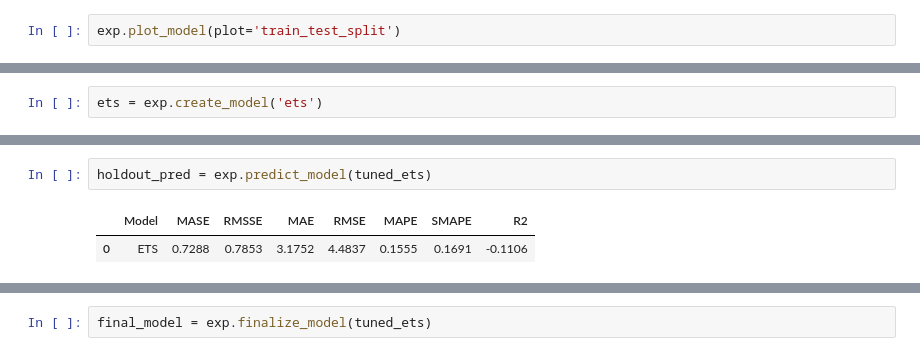
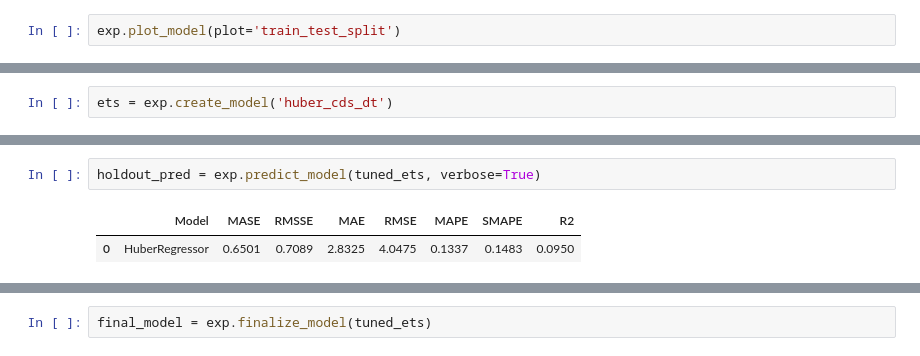
Before and after one commit to NUMNIMx/dash-pm-2.5, a Jupyter notebook: hatyai.ipynb, the cells around one changed output, grey strips where cells are left out. Cells and saved outputs as stored; diff of their text form.

Commit message:
predict per hours

```diff
--- a/hatyai.ipynb
+++ b/hatyai.ipynb
@@ -156,5 +165,5 @@ ThetaForecaster(sp=24)
 # %%
-ets = exp.create_model('ets')
+ets = exp.create_model('huber_cds_dt')
 # %% [output]
 [interactive output not drawn]
 |  | cutoff | MASE | RMSSE | MAE | RMSE | MAPE | SMAPE | R2 |
@@ -196,5 +205,5 @@ Fitting 10 folds for each of 10 candidates, totalling 100 fits
 # %%
-holdout_pred = exp.predict_model(tuned_ets)
+holdout_pred = exp.predict_model(tuned_ets, verbose=True)
 # %% [output]
 |  | Model | MASE | RMSSE | MAE | RMSE | MAPE | SMAPE | R2 |
-| 0 | ETS | 0.7288 | 0.7853 | 3.1752 | 4.4837 | 0.1555 | 0.1691 | -0.1106 |
+| 0 | HuberRegressor | 0.6501 | 0.7089 | 2.8325 | 4.0475 | 0.1337 | 0.1483 | 0.0950 |
```
Also changed, not shown: parts of 15 cells of this notebook, 3 other files.
